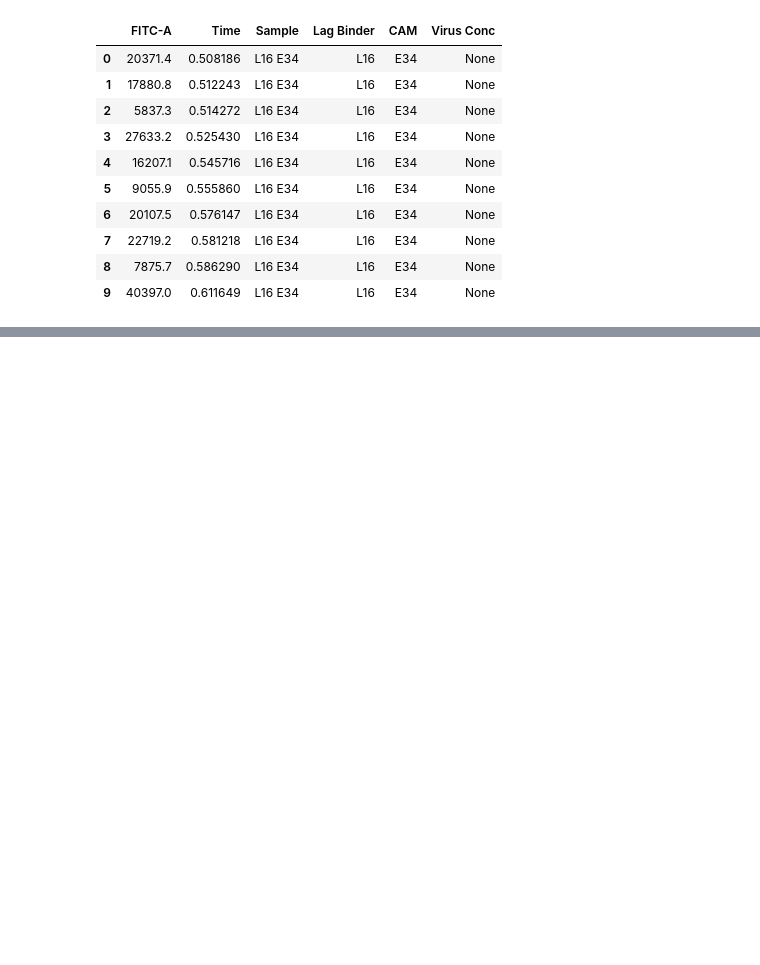
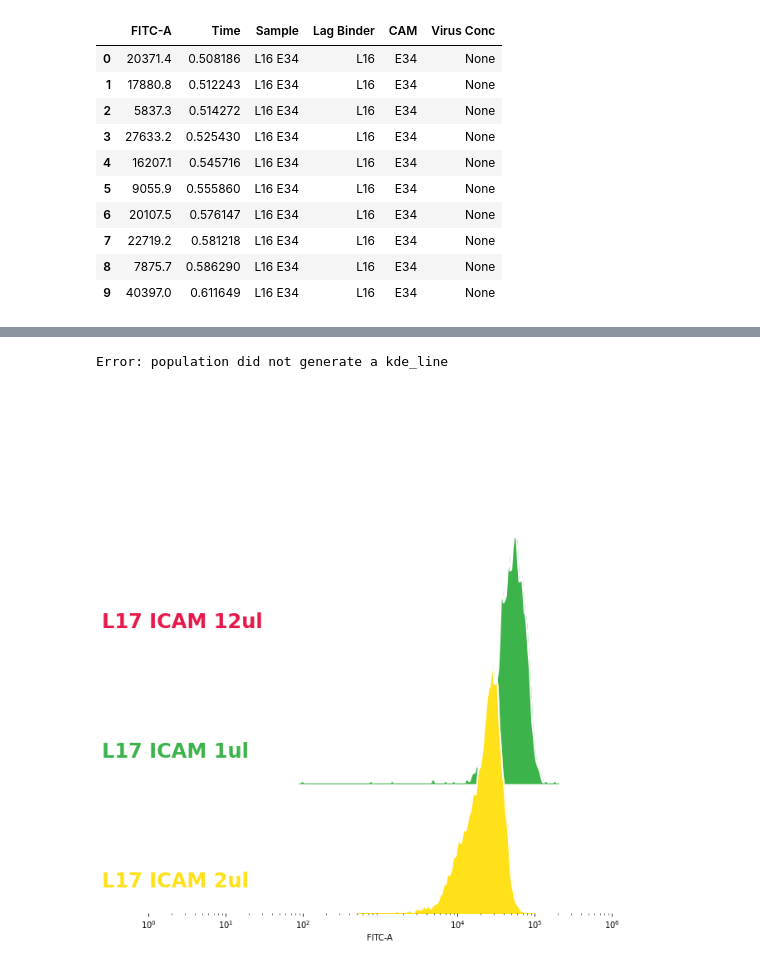
Before and after one commit to admbarre/tc_tools, a Jupyter notebook: notebooks/RidgePlot.ipynb, the cells around one changed output, grey strips where cells are left out. Drawn from its saved outputs; the diff is of its cells as text; code cells hidden in the pictures; blank space fills up the shorter version.

Commit message:
Removed old_ridgeplot, added notes and tweaks for errors.

```diff
--- a/notebooks/RidgePlot.ipynb
+++ b/notebooks/RidgePlot.ipynb
@@ -129,0 +188,5 @@ subset.head(10)
+# %%
+ridgeplot(lag17icam,"Sample")
+# %% [output]
+Error: population did not generate a kde_line
+[figure, added]
```
Also changed, not shown: parts of 14 cells of this notebook.
